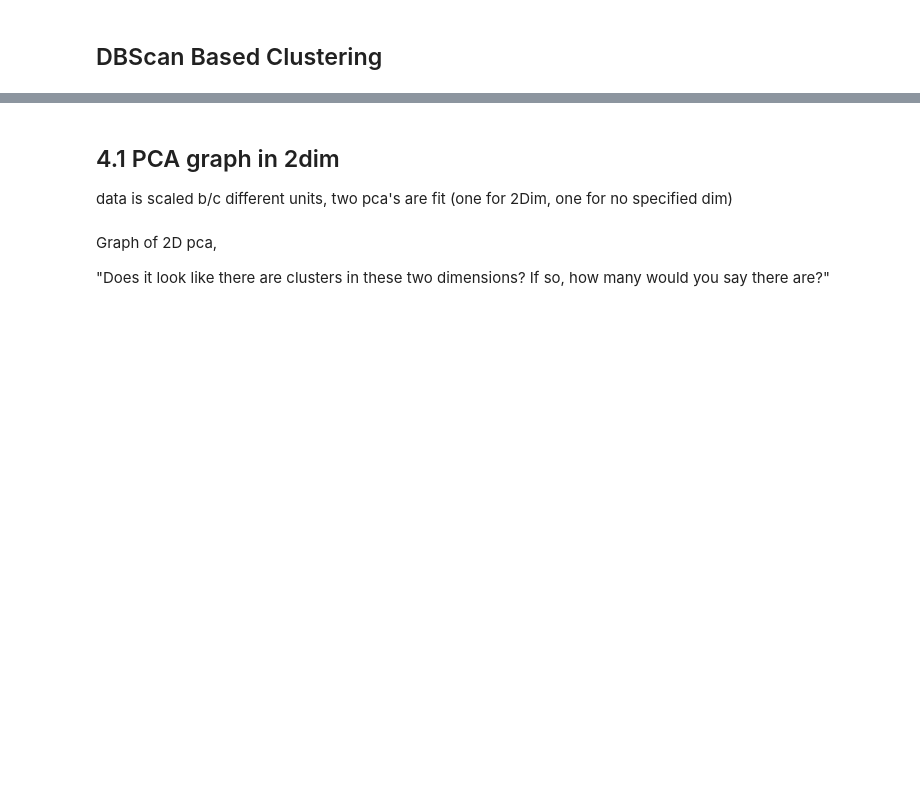
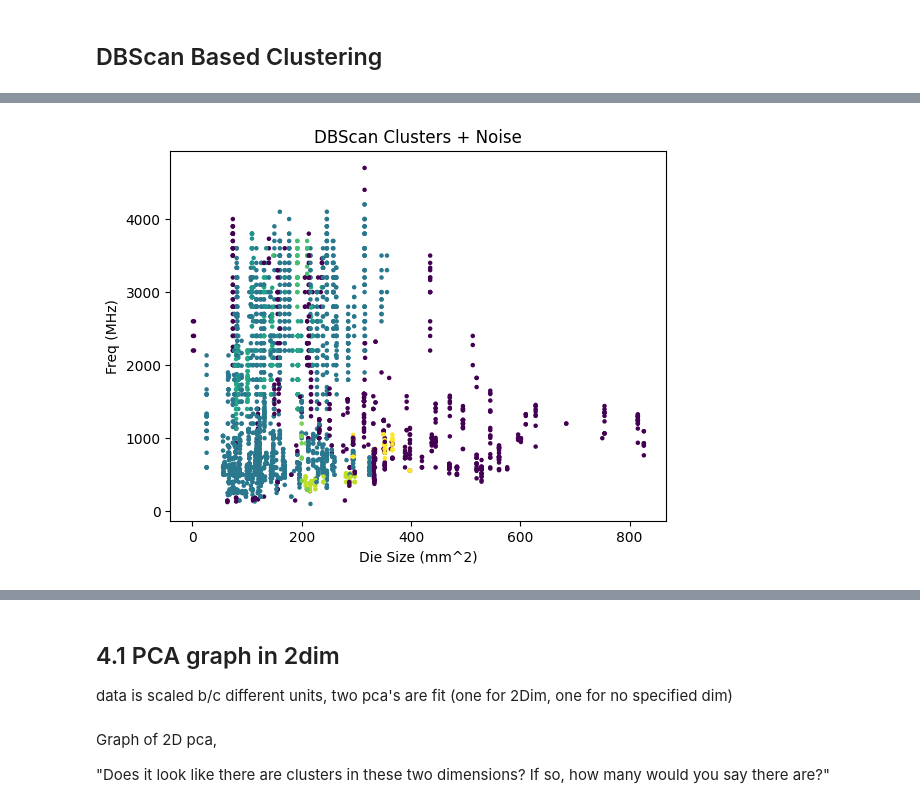
Before and after one commit to CodeAX2/csci-550-project1, a Jupyter notebook: Project1.ipynb, the cells around one changed output, grey strips where cells are left out. Drawn from its saved outputs; the diff is of its cells as text; code cells hidden in the pictures; blank space fills up the shorter version.

Commit message:
Fix dbscan

```diff
--- a/Project1.ipynb
+++ b/Project1.ipynb
@@ -196,9 +196,9 @@ plt.ylabel(df.columns[yAxis]);
 # %%
 import dbscan
 
-dbScanAlg = dbscan.DBScan(15, 2.5)
+dbScanAlg = dbscan.DBScan(40, 0.6, -3)
 # dbscan works a bit better with normalized data
 normalizedDF = (df-df.mean())/df.std()
-(assignments, corePts, borderPts, noisePts) = dbScanAlg.runAlgorithm(normalizedDF)
-#for i in assignments:
-#    print(i)
+(assignments, corePts, borderPts, noisePts) = dbScanAlg.runAlgorithm(normalizedDF);
+for i in assignments:
+    print(i)
@@ -205,7 +223,10 @@ normalizedDF = (df-df.mean())/df.std()
 # %%
-xAxis = 3
+xAxis = 2
 yAxis = 4
 
 plt.scatter(df.values[:,xAxis], df.values[:,yAxis], c=assignments, s=5)
+plt.title("DBScan Clusters + Noise")
 plt.xlabel(df.columns[xAxis])
 plt.ylabel(df.columns[yAxis]);
+# %% [output]
+[figure, added]
```
Also changed, not shown: parts of 9 cells of this notebook, 1 other file.
